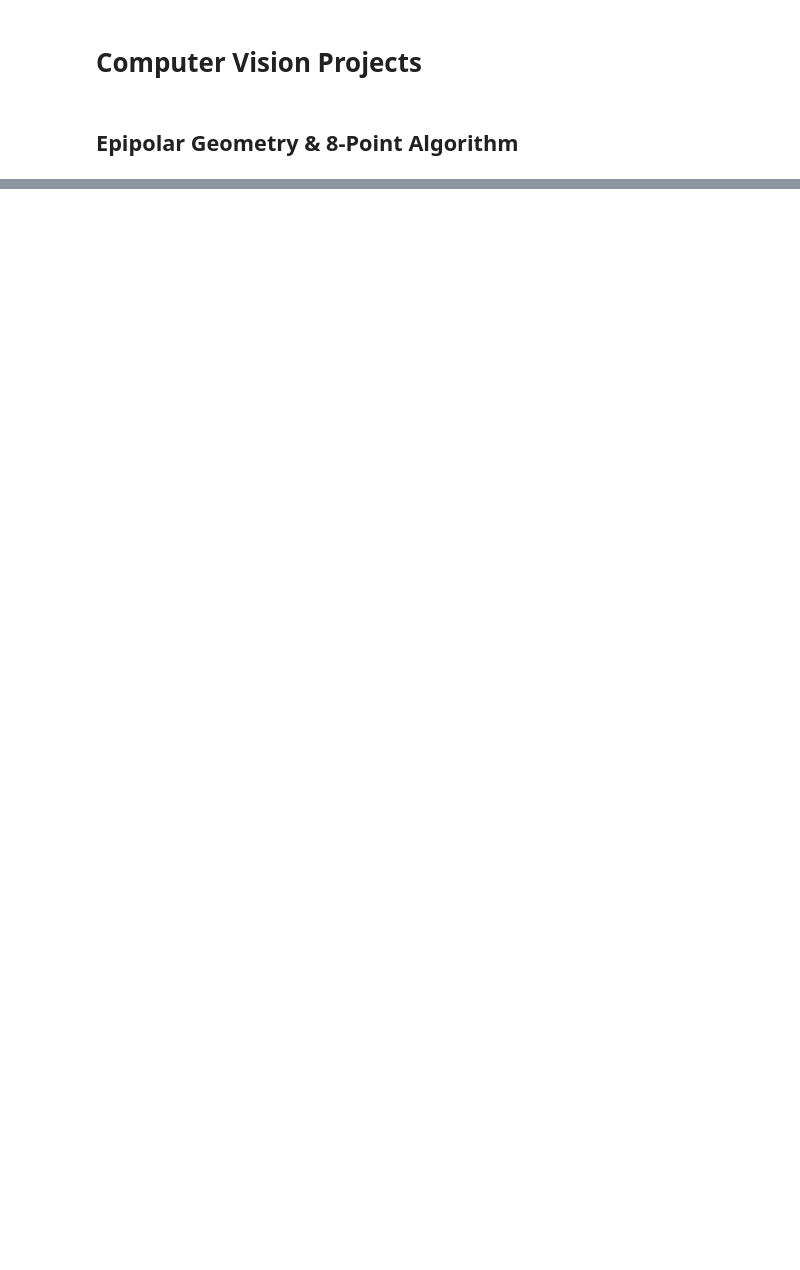
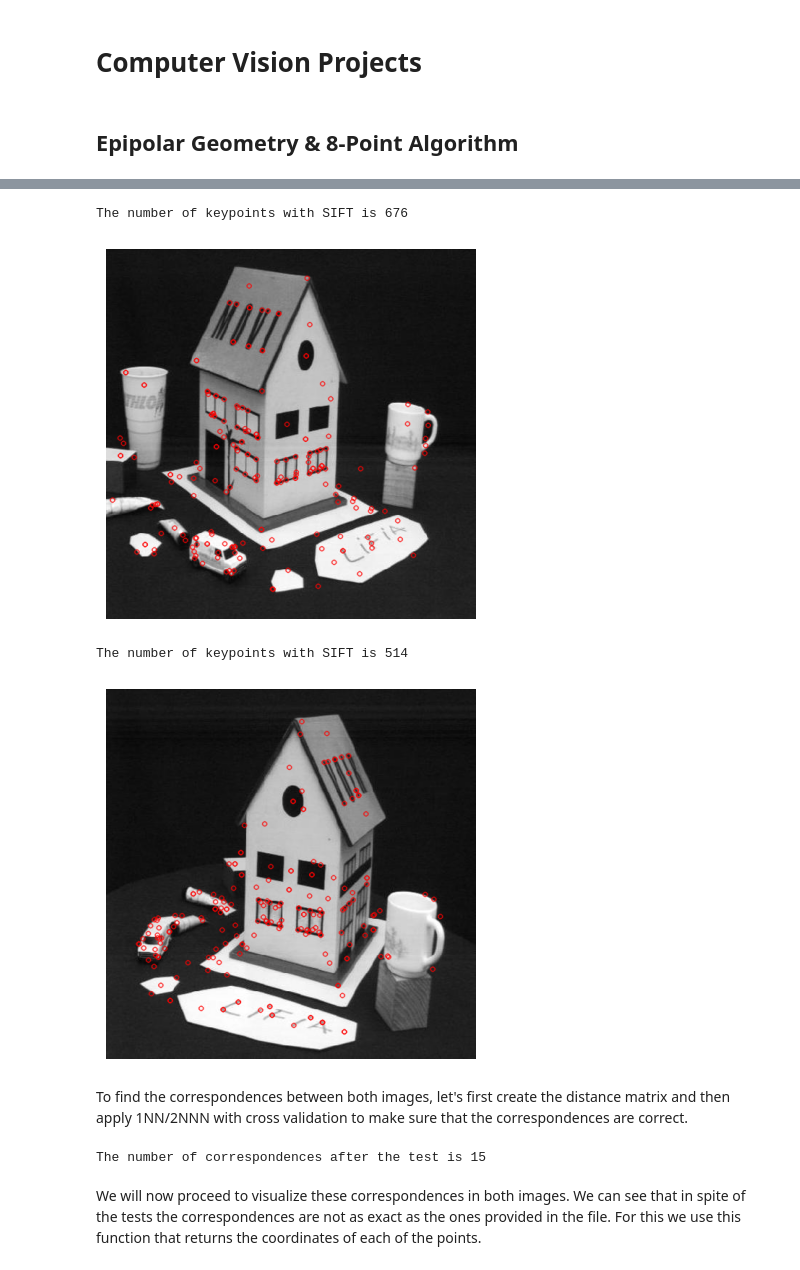
Before and after one commit to pabloagustinpace/public-projects, a Jupyter notebook: computer vision/epipolar geometry/main.ipynb, the cells around one changed output, grey strips where cells are left out. Saved outputs shown, nothing was run; the diff lists cells and outputs as text; code cells hidden in the pictures; blank space fills up the shorter version.

```diff
--- a/computer vision/epipolar geometry/main.ipynb
+++ b/computer vision/epipolar geometry/main.ipynb
@@ -141,0 +225,52 @@ array([[ 7.69564303e-07, -5.78773950e-06, -1.01011620e-03],
+# %%
+def get_the_N_information(image, detector, n=200):
+    """
+    Extracts the top N keypoints and their descriptors from an image using SIFT or ORB detectors.
+
+    Parameters:
+    image (np.ndarray): The input image.
+    detector (str): The type of feature detector ('SIFT' or other for 'ORB').
+    n (int): The number of top keypoints to extract.
+
+    Returns:
+    tuple: A tuple containing sorted keypoints and their descriptors.
+    """
+    # Initialize the feature detector based on the input parameter
+    if detector == 'SIFT':
+        sift = cv2.SIFT_create()
+        keypoints, descriptors = sift.detectAndCompute(image, None)
+    else:
+        orb = cv2.ORB_create()
+        keypoints, descriptors = orb.detectAndCompute(image, None)
+
+    print(f'The number of keypoints with {detector} is {len(keypoints)}')
+
+    # Convert keypoints to a NumPy array for response values
+    responses = np.array([kp.response for kp in keypoints])
+
+    # Sort the indices of keypoints based on the response
+    indices = np.argsort(responses)[::-1]
+
+    # Reorder keypoints and descriptors using the sorted indices
+    keypoints_sorted = [keypoints[i] for i in indices][:n]
+    descriptors_sorted = descriptors[indices][:n]
+
+    # Draw keypoints on the image and display it
+    img_kp = cv2.drawKeypoints(image, keypoints_sorted, None, color=(255,0,0))
+    plt.imshow(img_kp)
+    plt.axis('off')
+    plt.show()
+    return keypoints_sorted, descriptors_sorted
+# %%
+left = cv2.imread('images/image_left.jpg')
+keypoints_left, descriptors_left = get_the_N_information(left, 'SIFT')
+
+right = cv2.imread('images/image_right.jpg')
+keypoints_right, descriptors_right = get_the_N_information(right, 'SIFT')
+# %% [output]
+The number of keypoints with SIFT is 676
+[figure, added]
+The number of keypoints with SIFT is 514
+[figure, added]
+# %% [markdown]
+To find the correspondences between both images, let's first create the distance matrix and then apply 1NN/2NNN with cross validation to make sure that the correspondences are correct.
@@ -141,0 +348,7 @@ array([[ 7.69564303e-07, -5.78773950e-06, -1.01011620e-03],
+# %%
+matches = create_correspondences(descriptors_left, descriptors_right, 'SIFT')
+print(('The number of correspondences after the test is {}').format((len(matches))))
+# %% [output]
+The number of correspondences after the test is 15
+# %% [markdown]
+We will now proceed to visualize these correspondences in both images. We can see that in spite of the tests the correspondences are not as exact as the ones provided in the file. For this we use this function that returns the coordinates of each of the points.
```
Also changed, not shown: parts of 29 cells of this notebook.
